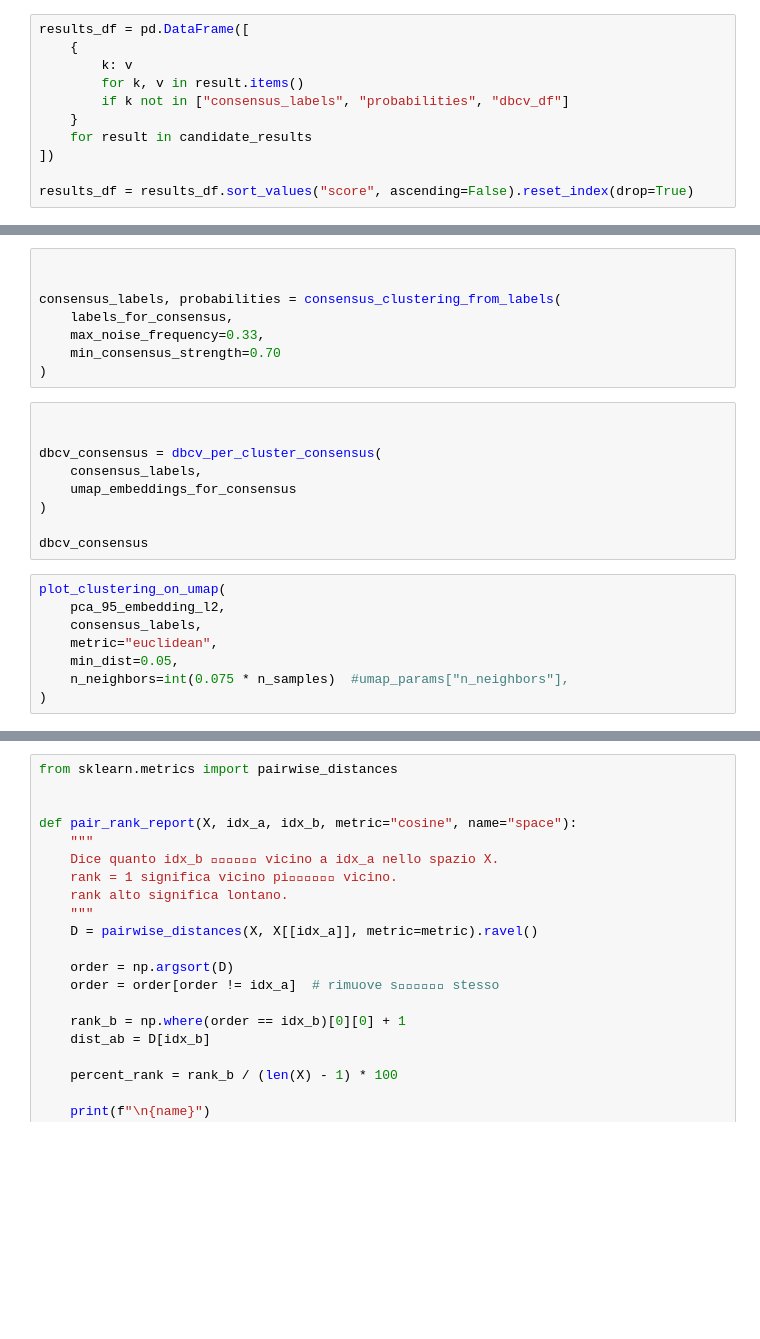
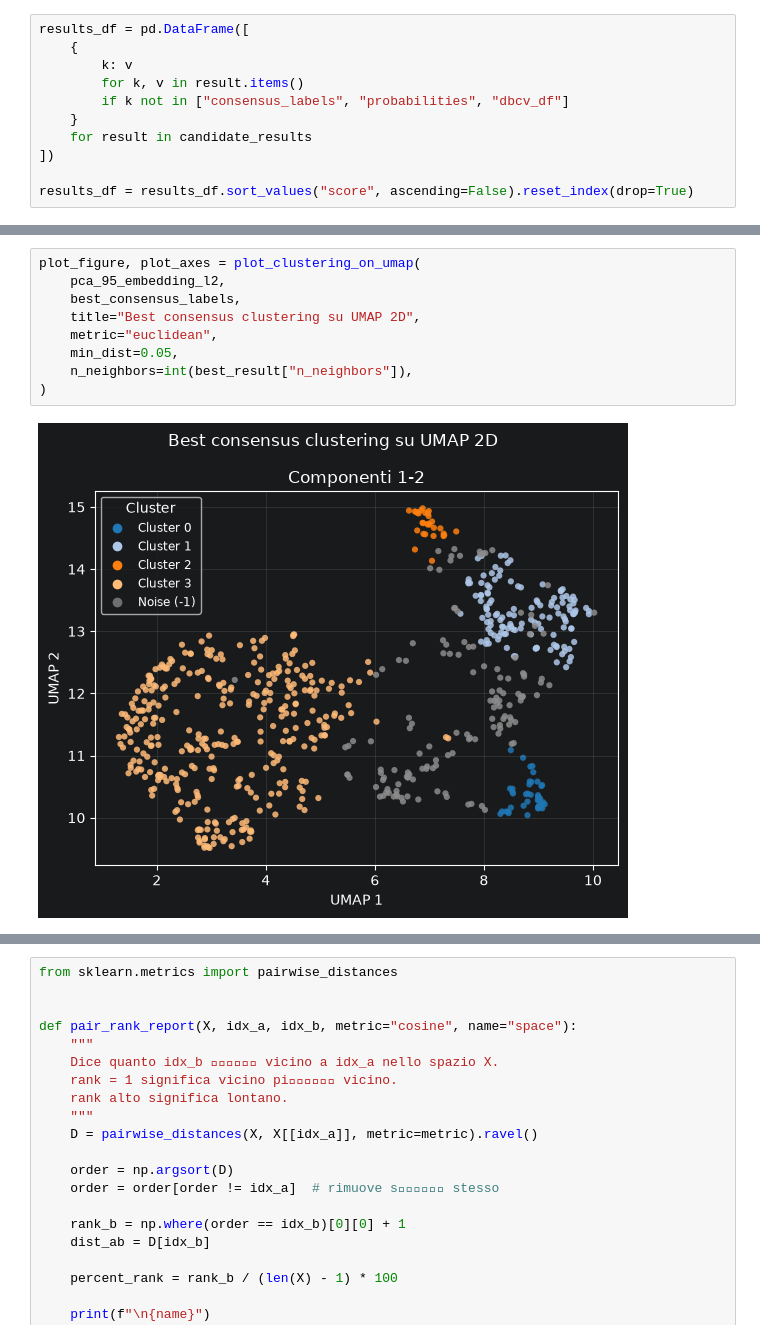
Before and after one commit to PasqualeSarcina/Glomeruli-FP03-2026, a Jupyter notebook: notebooks/HDBSCAN_PCA.ipynb, the cells around one changed output, grey strips where cells are left out. Drawn from its saved outputs; the diff is of its cells as text; blank space fills up the shorter version.

```diff
--- a/notebooks/HDBSCAN_PCA.ipynb
+++ b/notebooks/HDBSCAN_PCA.ipynb
@@ -198,28 +184,14 @@ display(
-# %%
-
-
-consensus_labels, probabilities = consensus_clustering_from_labels(
-    labels_for_consensus,
-    max_noise_frequency=0.33,
-    min_consensus_strength=0.70
-)
-# %%
-
-
-dbcv_consensus = dbcv_per_cluster_consensus(
-    consensus_labels,
-    umap_embeddings_for_consensus
-)
-
-dbcv_consensus
 # %%
-plot_clustering_on_umap(
+plot_figure, plot_axes = plot_clustering_on_umap(
     pca_95_embedding_l2,
-    consensus_labels,
+    best_consensus_labels,
+    title="Best consensus clustering su UMAP 2D",
     metric="euclidean",
     min_dist=0.05,
-    n_neighbors=int(0.075 * n_samples)  #umap_params["n_neighbors"],
+    n_neighbors=int(best_result["n_neighbors"]),
 )
+# %% [output]
+[figure, added]
 # %%
 image_paths = csv["image_path"].tolist()
 
```
Also changed, not shown: parts of 7 cells of this notebook, 1 other file.
